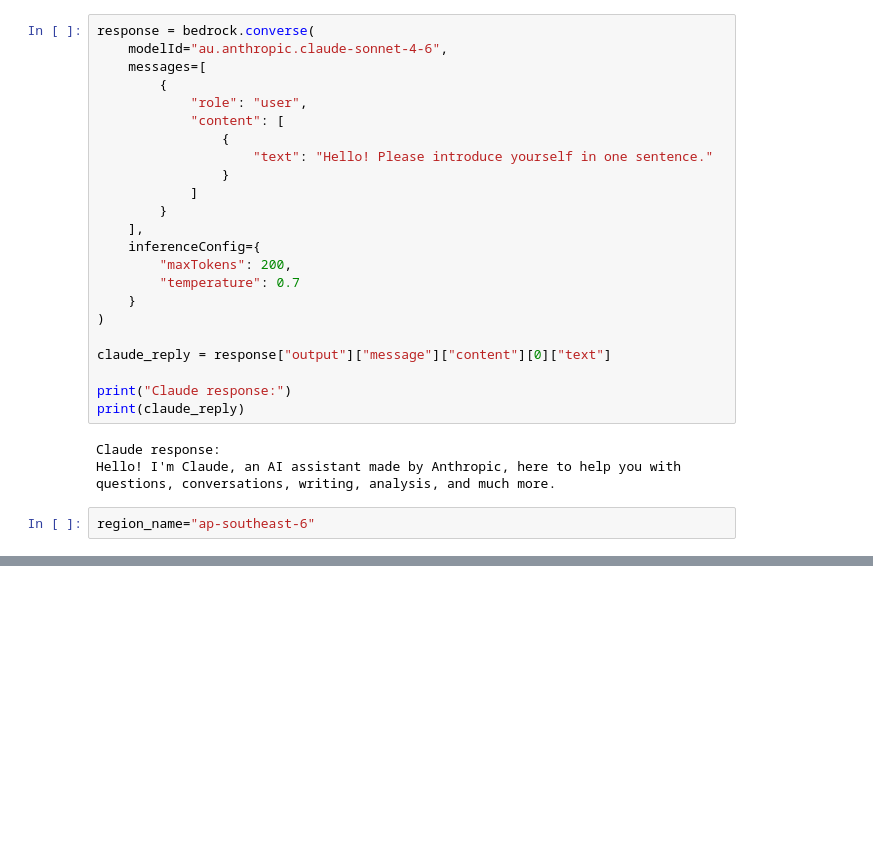
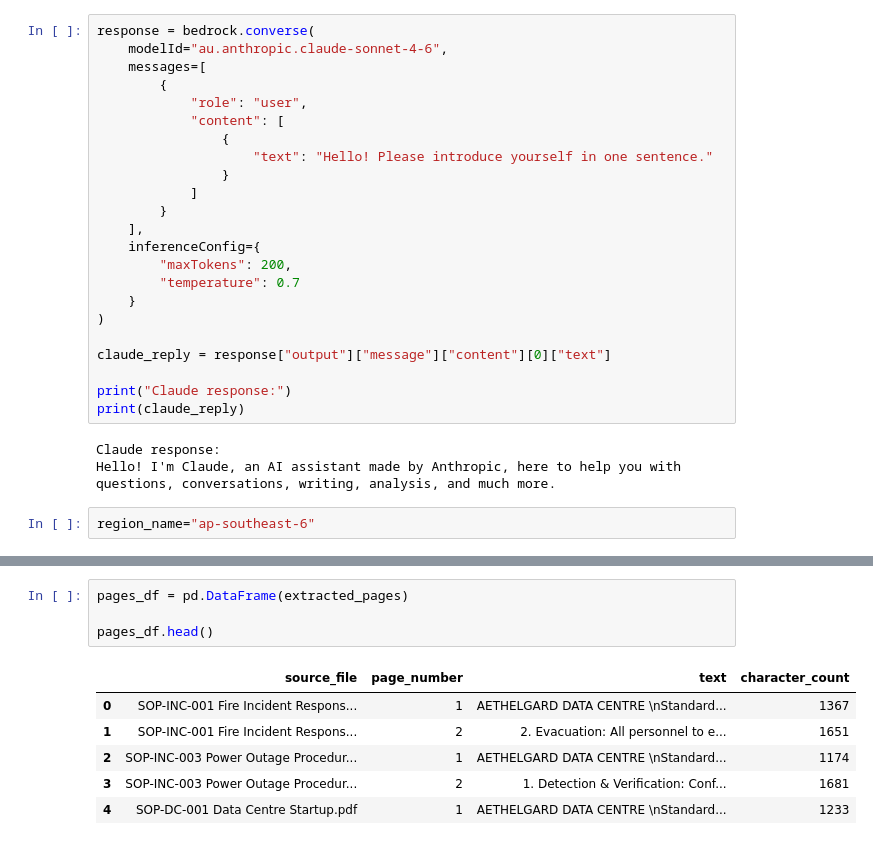
Before and after one commit to KunalSingh2/KunalSingh2, a Jupyter notebook: Milestone1_Data_Centre_Knowlege_Assitant.ipynb, the cells around one changed output, grey strips where cells are left out. Drawn from its saved outputs; the diff is of its cells as text; blank space fills up the shorter version.

```diff
--- a/Milestone1_Data_Centre_Knowlege_Assitant.ipynb
+++ b/Milestone1_Data_Centre_Knowlege_Assitant.ipynb
@@ -143,0 +195,11 @@ region_name="ap-southeast-6"
+# %%
+pages_df = pd.DataFrame(extracted_pages)
+
+pages_df.head()
+# %% [output]
+|  | source_file | page_number | text | character_count |
+| 0 | SOP-INC-001 Fire Incident Respons... | 1 | AETHELGARD DATA CENTRE \nStandard... | 1367 |
+| 1 | SOP-INC-001 Fire Incident Respons... | 2 | 2. Evacuation: All personnel to e... | 1651 |
+| 2 | SOP-INC-003 Power Outage Procedur... | 1 | AETHELGARD DATA CENTRE \nStandard... | 1174 |
+| 3 | SOP-INC-003 Power Outage Procedur... | 2 | 1. Detection & Verification: Conf... | 1681 |
+| 4 | SOP-DC-001 Data Centre Startup.pdf | 1 | AETHELGARD DATA CENTRE \nStandard... | 1233 |
```
Also changed, not shown: parts of 8 cells of this notebook.
